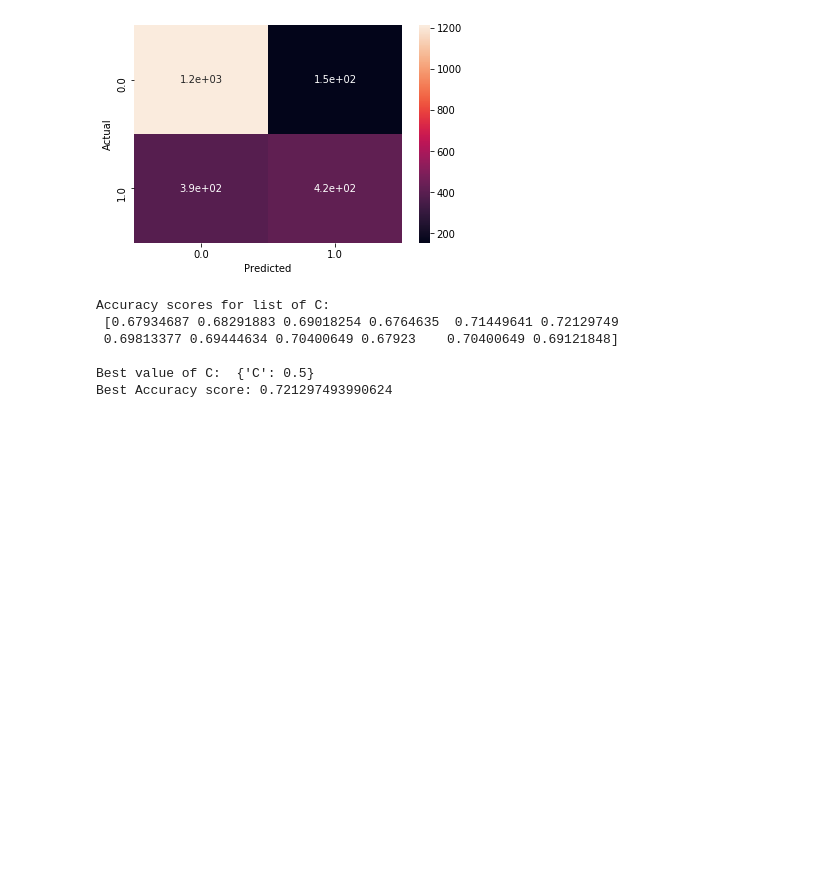
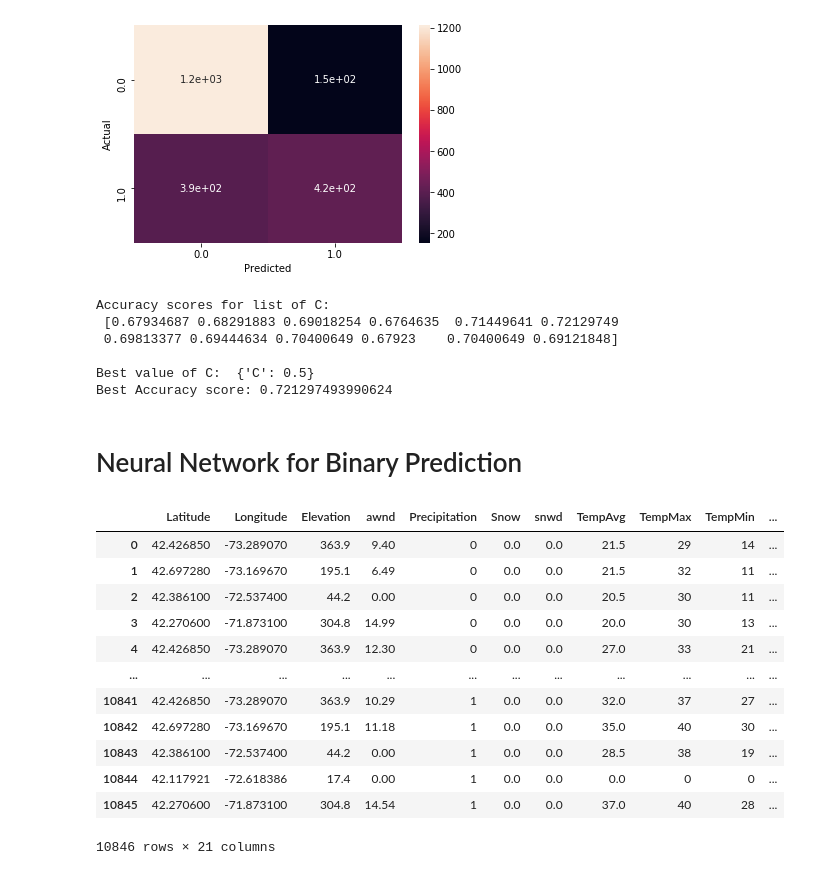
Before and after one commit to JonathanClifford/597ML-MachineLearningWeatherPrediction, a Jupyter notebook: mainAnalysisOfWeatherData.ipynb, the cells around one changed output. Saved outputs shown, nothing was run; the diff lists cells and outputs as text; code cells hidden in the pictures; blank space fills up the shorter version.

```diff
--- a/mainAnalysisOfWeatherData.ipynb
+++ b/mainAnalysisOfWeatherData.ipynb
@@ -555,3 +555,5 @@ Accuracy scores for list of C:
 
 Best value of C:  {'C': 0.5}
 Best Accuracy score: 0.721297493990624
+# %% [markdown]
+# Neural Network for Binary Prediction
@@ -557,0 +571,20 @@ Best Accuracy score: 0.721297493990624
+# %%
+data = pd.read_csv("Data_with_Headers.csv")
+data.drop('Date', axis = 1, inplace = True)
+data.drop('Stations', axis = 1, inplace = True)
+data.drop('townName', axis = 1, inplace = True)
+data
+# %% [output]
+|  | Latitude | Longitude | Elevation | awnd | Precipitation | Snow | snwd | TempAvg | TempMax | TempMin | ... |
+| 0 | 42.426850 | -73.289070 | 363.9 | 9.40 | 0 | 0.0 | 0.0 | 21.5 | 29 | 14 | ... |
+| 1 | 42.697280 | -73.169670 | 195.1 | 6.49 | 0 | 0.0 | 0.0 | 21.5 | 32 | 11 | ... |
+| 2 | 42.386100 | -72.537400 | 44.2 | 0.00 | 0 | 0.0 | 0.0 | 20.5 | 30 | 11 | ... |
+| 3 | 42.270600 | -71.873100 | 304.8 | 14.99 | 0 | 0.0 | 0.0 | 20.0 | 30 | 13 | ... |
+| 4 | 42.426850 | -73.289070 | 363.9 | 12.30 | 0 | 0.0 | 0.0 | 27.0 | 33 | 21 | ... |
+| ... | ... | ... | ... | ... | ... | ... | ... | ... | ... | ... | ... |
+| 10841 | 42.426850 | -73.289070 | 363.9 | 10.29 | 1 | 0.0 | 0.0 | 32.0 | 37 | 27 | ... |
+| 10842 | 42.697280 | -73.169670 | 195.1 | 11.18 | 1 | 0.0 | 0.0 | 35.0 | 40 | 30 | ... |
+| 10843 | 42.386100 | -72.537400 | 44.2 | 0.00 | 1 | 0.0 | 0.0 | 28.5 | 38 | 19 | ... |
+| 10844 | 42.117921 | -72.618386 | 17.4 | 0.00 | 1 | 0.0 | 0.0 | 0.0 | 0 | 0 | ... |
+| 10845 | 42.270600 | -71.873100 | 304.8 | 14.54 | 1 | 0.0 | 0.0 | 37.0 | 40 | 28 | ... |
+10846 rows × 21 columns
```
Also changed, not shown: parts of 10 cells of this notebook.
